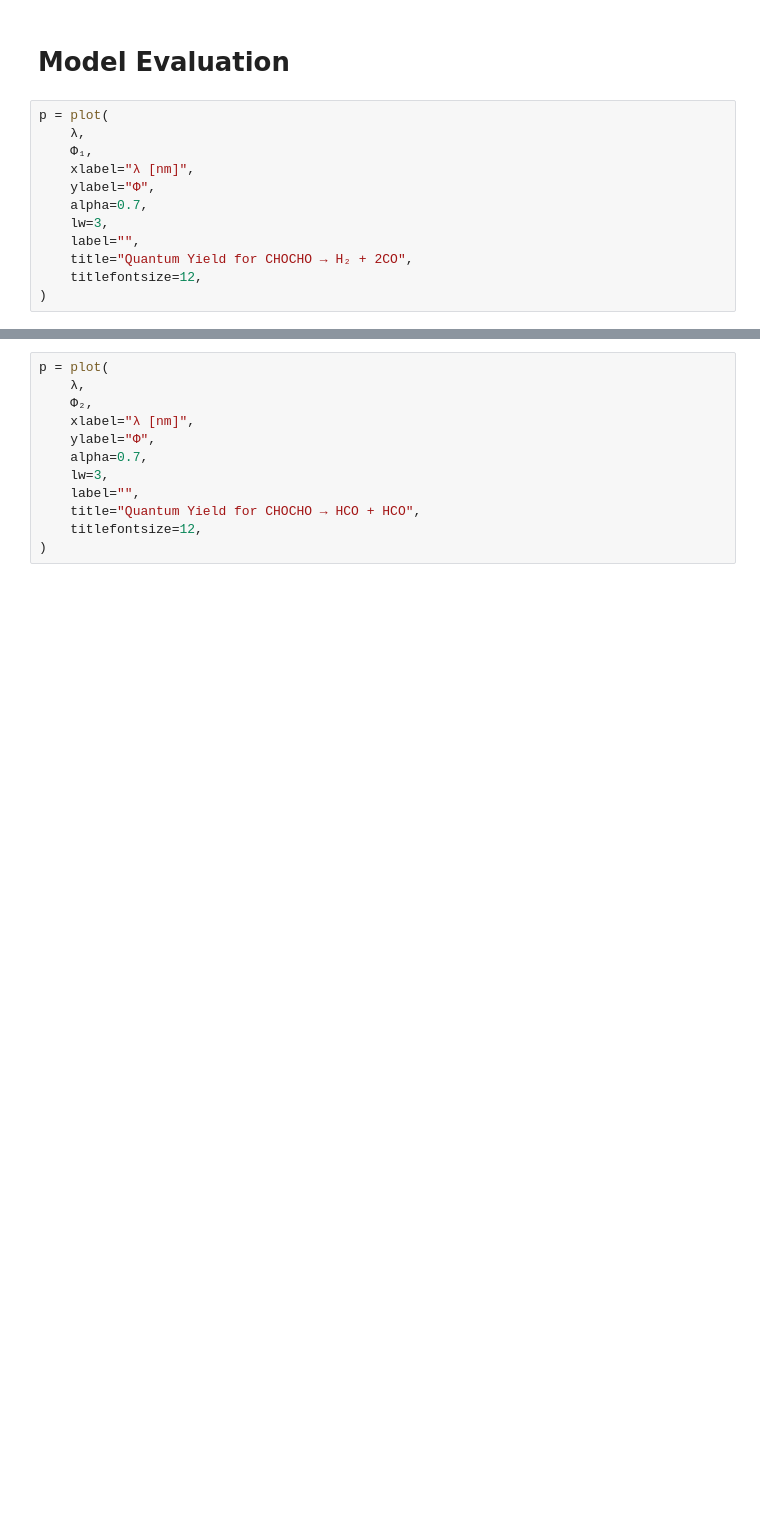
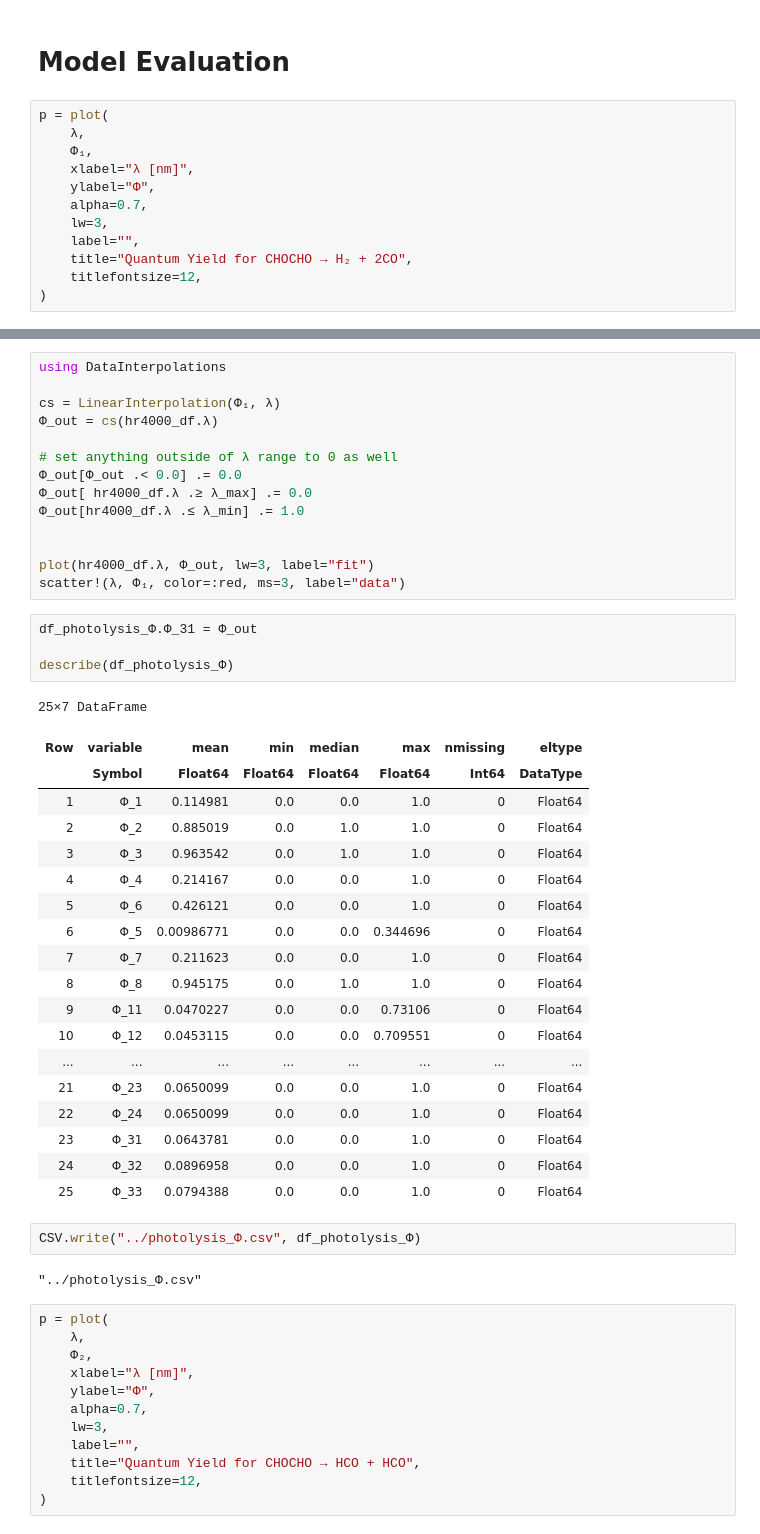
Before and after one commit to john-waczak/Photolysis.jl, a Jupyter notebook: mcm/quantum_yields/GLYOX.ipynb, the cells around one changed output, grey strips where cells are left out. Cells and saved outputs as stored; diff of their text form; blank space fills up the shorter version.

```diff
--- a/mcm/quantum_yields/GLYOX.ipynb
+++ b/mcm/quantum_yields/GLYOX.ipynb
@@ -111,3 +144,45 @@ p = plot(
+# %%
+using DataInterpolations
+
+cs = LinearInterpolation(Φ₁, λ)
+Φ_out = cs(hr4000_df.λ)
+
+# set anything outside of λ range to 0 as well
+Φ_out[Φ_out .< 0.0] .= 0.0
+Φ_out[ hr4000_df.λ .≥ λ_max] .= 0.0
+Φ_out[hr4000_df.λ .≤ λ_min] .= 1.0
+
+
+plot(hr4000_df.λ, Φ_out, lw=3, label="fit")
+scatter!(λ, Φ₁, color=:red, ms=3, label="data")
+# %%
+df_photolysis_Φ.Φ_31 = Φ_out
+
+describe(df_photolysis_Φ)
+# %% [output]
+25×7 DataFrame
+| Row | variable | mean | min | median | max | nmissing | eltype |
+|  | Symbol | Float64 | Float64 | Float64 | Float64 | Int64 | DataType |
+| 1 | Φ_1 | 0.114981 | 0.0 | 0.0 | 1.0 | 0 | Float64 |
+| 2 | Φ_2 | 0.885019 | 0.0 | 1.0 | 1.0 | 0 | Float64 |
+| 3 | Φ_3 | 0.963542 | 0.0 | 1.0 | 1.0 | 0 | Float64 |
+| 4 | Φ_4 | 0.214167 | 0.0 | 0.0 | 1.0 | 0 | Float64 |
+| 5 | Φ_6 | 0.426121 | 0.0 | 0.0 | 1.0 | 0 | Float64 |
+| 6 | Φ_5 | 0.00986771 | 0.0 | 0.0 | 0.344696 | 0 | Float64 |
+| 7 | Φ_7 | 0.211623 | 0.0 | 0.0 | 1.0 | 0 | Float64 |
+| 8 | Φ_8 | 0.945175 | 0.0 | 1.0 | 1.0 | 0 | Float64 |
+| 9 | Φ_11 | 0.0470227 | 0.0 | 0.0 | 0.73106 | 0 | Float64 |
+| 10 | Φ_12 | 0.0453115 | 0.0 | 0.0 | 0.709551 | 0 | Float64 |
+| ... | ... | ... | ... | ... | ... | ... | ... |
+| 21 | Φ_23 | 0.0650099 | 0.0 | 0.0 | 1.0 | 0 | Float64 |
+| 22 | Φ_24 | 0.0650099 | 0.0 | 0.0 | 1.0 | 0 | Float64 |
+| 23 | Φ_31 | 0.0643781 | 0.0 | 0.0 | 1.0 | 0 | Float64 |
+| 24 | Φ_32 | 0.0896958 | 0.0 | 0.0 | 1.0 | 0 | Float64 |
+| 25 | Φ_33 | 0.0794388 | 0.0 | 0.0 | 1.0 | 0 | Float64 |
+# %%
+CSV.write("../photolysis_Φ.csv", df_photolysis_Φ)
+# %% [output]
+"../photolysis_Φ.csv"
 # %%
 p = plot(
     λ,
```
Also changed, not shown: parts of 15 cells of this notebook, 32 other files.
